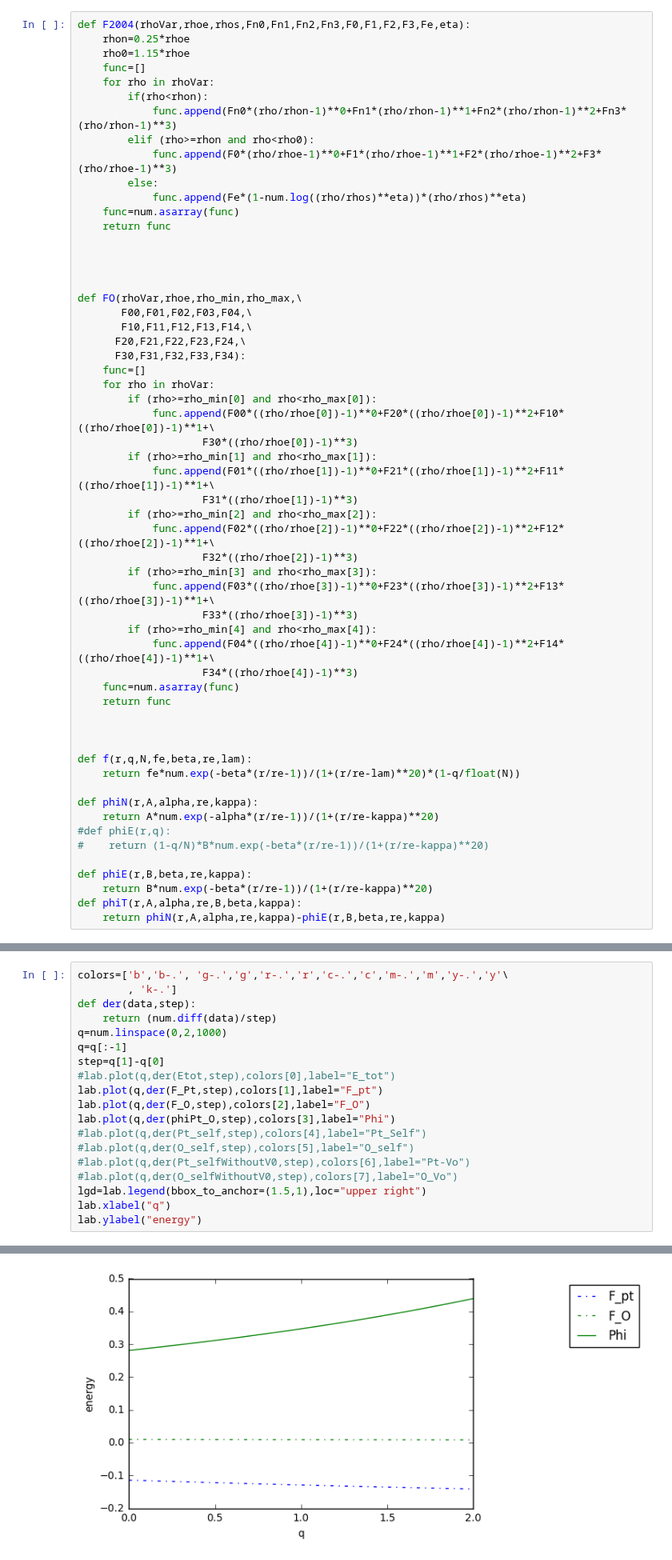
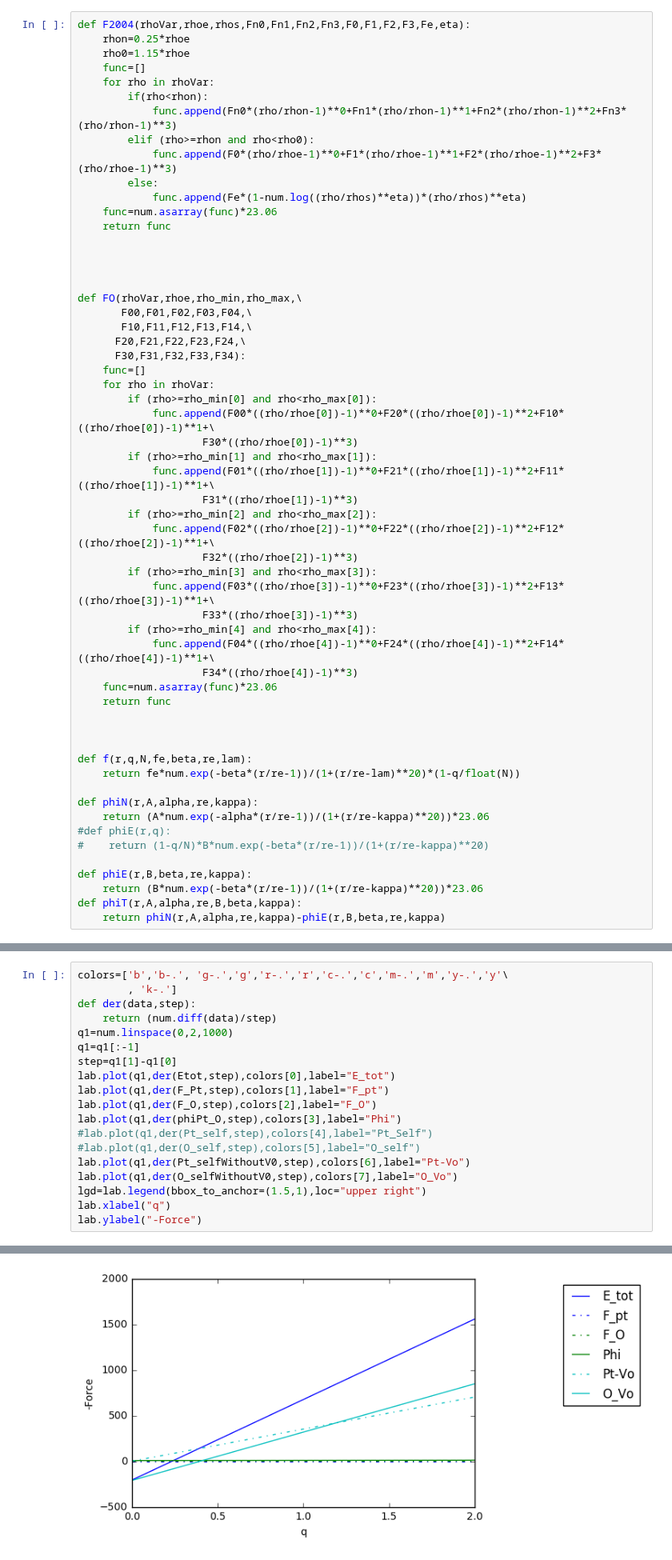
Before and after one commit to 123daimanu/DR_EAM, a Jupyter notebook: FQ_EAM_test.ipynb, the cells around one changed output, grey strips where cells are left out. Shown at 80% size. Cells and saved outputs as stored; diff of their text form.

Commit message:
plot made to compare different components in the total enery in FD-EAM

```diff
--- a/FQ_EAM_test.ipynb
+++ b/FQ_EAM_test.ipynb
@@ -336,7 +336,7 @@ def F2004(rhoVar,rhoe,rhos,Fn0,Fn1,Fn2,Fn3,F0,F1,F2,F3,Fe,eta):
             func.append(F0*(rho/rhoe-1)**0+F1*(rho/rhoe-1)**1+F2*(rho/rhoe-1)**2+F3*(rho/rhoe-1)**3)
         else:
             func.append(Fe*(1-num.log((rho/rhos)**eta))*(rho/rhos)**eta)
-    func=num.asarray(func)
+    func=num.asarray(func)*23.06
     return func
 
 
@@ -364,7 +364,7 @@ def FO(rhoVar,rhoe,rho_min,rho_max,\
         if (rho>=rho_min[4] and rho<rho_max[4]):
             func.append(F04*((rho/rhoe[4])-1)**0+F24*((rho/rhoe[4])-1)**2+F14*((rho/rhoe[4])-1)**1+\
                     F34*((rho/rhoe[4])-1)**3)
-    func=num.asarray(func)
+    func=num.asarray(func)*23.06
     return func
 
 
@@ -373,12 +373,12 @@ def f(r,q,N,fe,beta,re,lam):
     return fe*num.exp(-beta*(r/re-1))/(1+(r/re-lam)**20)*(1-q/float(N))
 
 def phiN(r,A,alpha,re,kappa):
-    return A*num.exp(-alpha*(r/re-1))/(1+(r/re-kappa)**20)
+    return (A*num.exp(-alpha*(r/re-1))/(1+(r/re-kappa)**20))*23.06
 #def phiE(r,q):
 #    return (1-q/N)*B*num.exp(-beta*(r/re-1))/(1+(r/re-kappa)**20)
 
 def phiE(r,B,beta,re,kappa):
-    return B*num.exp(-beta*(r/re-1))/(1+(r/re-kappa)**20)
+    return (B*num.exp(-beta*(r/re-1))/(1+(r/re-kappa)**20))*23.06
 def phiT(r,A,alpha,re,B,beta,kappa):
     return phiN(r,A,alpha,re,kappa)-phiE(r,B,beta,re,kappa)
 # %%
@@ -682,22 +684,22 @@ lab.ylabel("energy")
 # %%
 colors=['b','b-.', 'g-.','g','r-.','r','c-.','c','m-.','m','y-.','y'\
         , 'k-.']
 def der(data,step):
     return (num.diff(data)/step)
-q=num.linspace(0,2,1000)
-q=q[:-1]
-step=q[1]-q[0]
-#lab.plot(q,der(Etot,step),colors[0],label="E_tot")
-lab.plot(q,der(F_Pt,step),colors[1],label="F_pt")
-lab.plot(q,der(F_O,step),colors[2],label="F_O")
-lab.plot(q,der(phiPt_O,step),colors[3],label="Phi")
-#lab.plot(q,der(Pt_self,step),colors[4],label="Pt_Self")
-#lab.plot(q,der(O_self,step),colors[5],label="O_self")
-#lab.plot(q,der(Pt_selfWithoutV0,step),colors[6],label="Pt-Vo")
-#lab.plot(q,der(O_selfWithoutV0,step),colors[7],label="O_Vo")
+q1=num.linspace(0,2,1000)
+q1=q1[:-1]
+step=q1[1]-q1[0]
+lab.plot(q1,der(Etot,step),colors[0],label="E_tot")
+lab.plot(q1,der(F_Pt,step),colors[1],label="F_pt")
+lab.plot(q1,der(F_O,step),colors[2],label="F_O")
+lab.plot(q1,der(phiPt_O,step),colors[3],label="Phi")
+#lab.plot(q1,der(Pt_self,step),colors[4],label="Pt_Self")
+#lab.plot(q1,der(O_self,step),colors[5],label="O_self")
+lab.plot(q1,der(Pt_selfWithoutV0,step),colors[6],label="Pt-Vo")
+lab.plot(q1,der(O_selfWithoutV0,step),colors[7],label="O_Vo")
 lgd=lab.legend(bbox_to_anchor=(1.5,1),loc="upper right")
 lab.xlabel("q")
-lab.ylabel("energy")
+lab.ylabel("-Force")
 # %% [output]
 <matplotlib.text.Text at 0x...>
-[figure, old version]
+[figure, new version]
```
Also changed, not shown: parts of 14 cells of this notebook.
